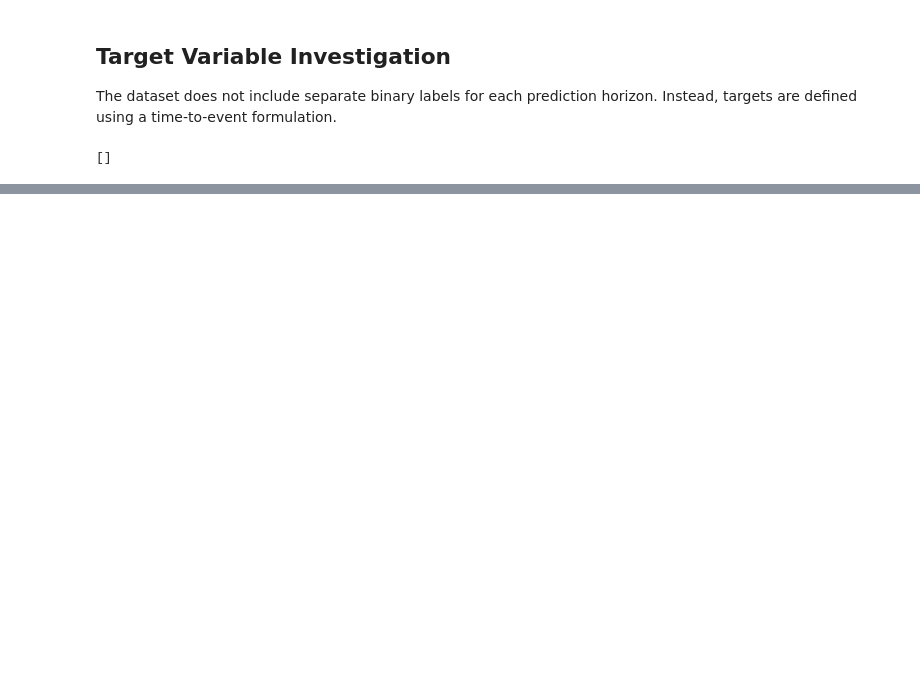
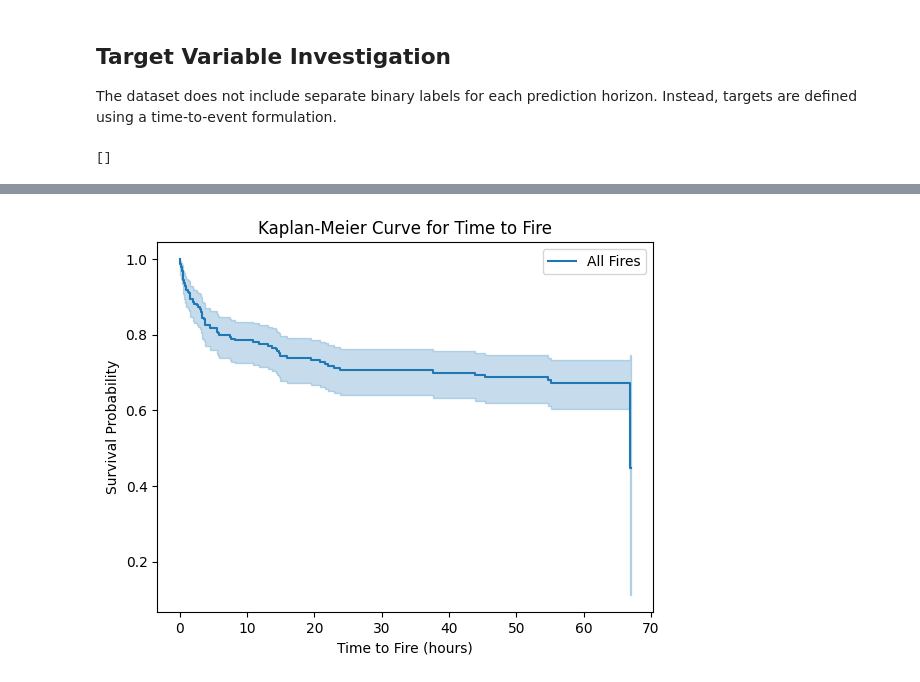
Before and after one commit to DannieciaGray/Wildfire-Prediction-WIDS-Datathon-2026, a Jupyter notebook: eda.ipynb, the cells around one changed output, grey strips where cells are left out. Saved outputs shown, nothing was run; the diff lists cells and outputs as text; code cells hidden in the pictures; blank space fills up the shorter version.

Commit message:
kaplan meier curves

```diff
--- a/eda.ipynb
+++ b/eda.ipynb
@@ -79,0 +76,20 @@ Fires with event == 0 are treated as right-censored observations. This formulati
+# %%
+#kaplan meier curve for time to fire
+from lifelines import KaplanMeierFitter
+kmf = KaplanMeierFitter()
+
+kmf.fit(
+    durations=train["time_to_hit_hours"],
+    event_observed=train["event"],
+    label="All Fires"
+)
+
+plt.figure()
+kmf.plot_survival_function()
+plt.title("Kaplan-Meier Curve for Time to Fire")
+plt.xlabel("Time to Fire (hours)")
+plt.ylabel("Survival Probability") #aka probability of not having a fire yet
+# higher probability means more likely fire hasn't hit, lower probability means more likely fire has hit
+plt.show()
+# %% [output]
+[figure, added]
```
Also changed, not shown: parts of 13 cells of this notebook.
